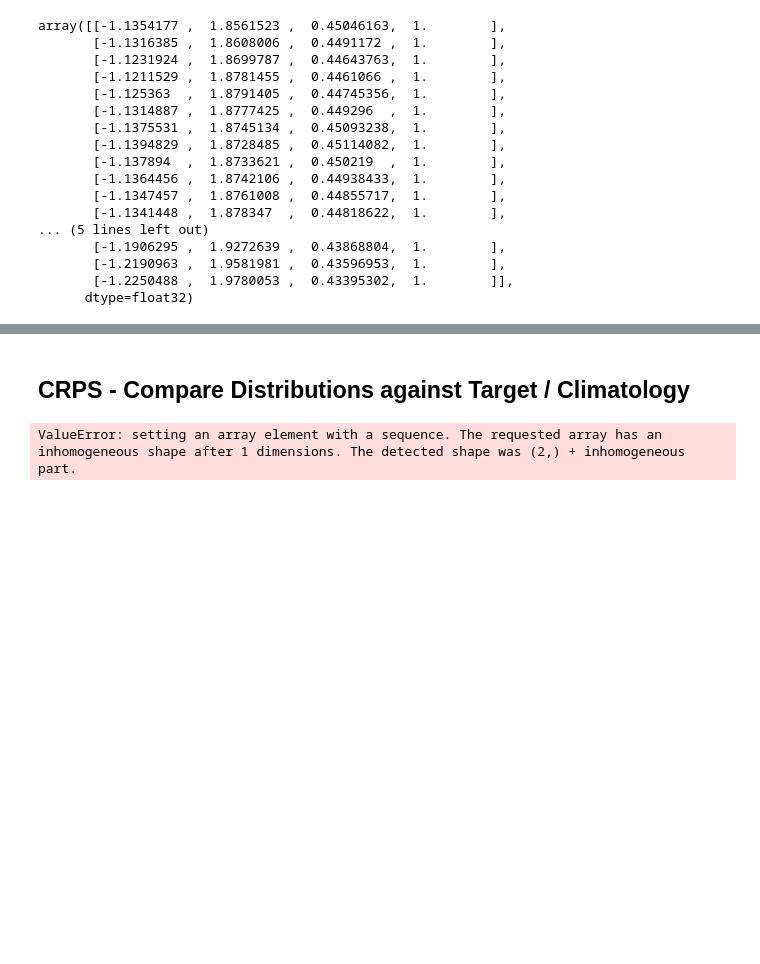
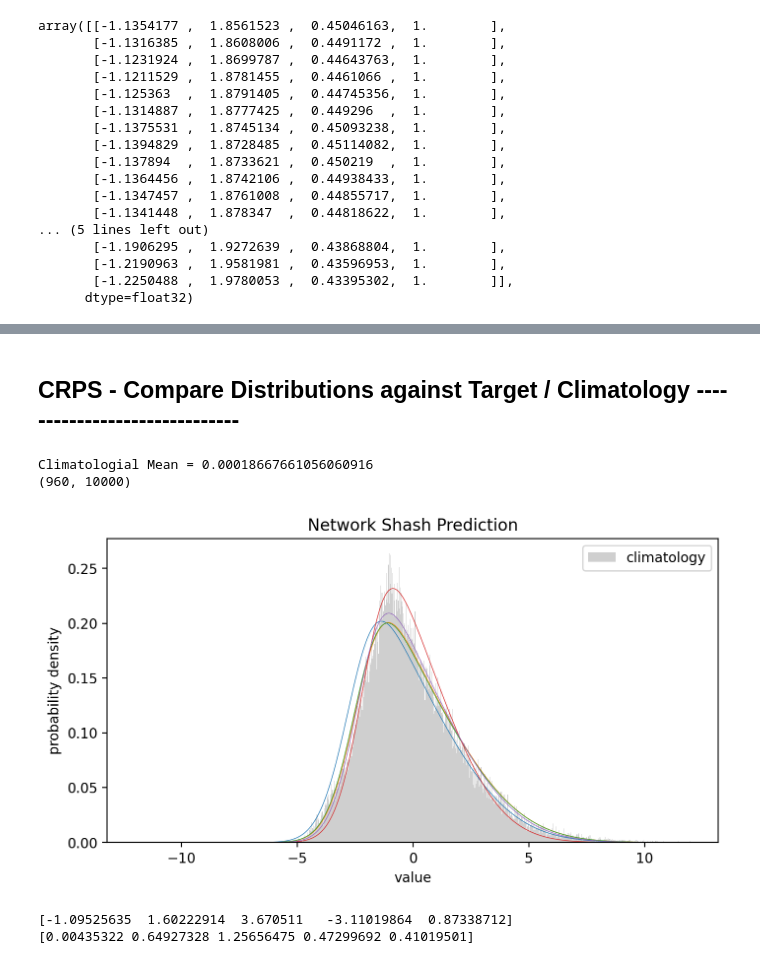
Before and after one commit to Jolan-vP/E3SM, a Jupyter notebook: analysis_006.ipynb, the cells around one changed output, grey strips where cells are left out. Cells and saved outputs as stored; diff of their text form; code cells hidden in the pictures; blank space fills up the shorter version.

Commit message:
"Created Accuracy vs Confidence plot and began structuring teleconnection phase identification code"

```diff
--- a/analysis_006.ipynb
+++ b/analysis_006.ipynb
@@ -371,12 +357,4 @@ tensor([ 1.3447,  3.8666,  4.1765, -0.3200, -0.2157])
 [figure]
 (960, 60058)
 # %% [markdown]
-## CRPS - Compare Distributions against Target / Climatology
+## CRPS - Compare Distributions against Target / Climatology  ------------------------------
-# %%
-from model.metric import compute_crps
-
-crps = compute_crps(
-            pred=p, y=testset, bins=x, climatology=True
-        )
-# %% [output]
-ValueError: setting an array element with a sequence. The requested array has an inhomogeneous shape after 1 dimensions. The detected shape was (2,) + inhomogeneous part.
@@ -396,0 +361,18 @@ crps_base = custom_metrics.compute_crps(
+# %%
+# Prepare Model and Target Data
+
+# Open Model Outputs
+model_output_pred = '/Users/C830793391/Documents/Research/E3SM/saved/output/exp006_output_pred_testset.pkl'
+with gzip.open(model_output_pred, "rb") as obj1:
+    output = pickle.load(obj1)
+
+# Open Target Data (test set)
+target_file = '/Users/C830793391/BIG_DATA/E3SM_Data/presaved/Network Inputs/exp006_test.pkl'
+with gzip.open(target_file, "rb") as obj1:
+    test_target = pickle.load(obj1)
+
+test_target = test_target["y"][front_cutoff : -back_cutoff]
+
+# SHORTEN SAMPLES FOR SPEED:
+output = output[30000:40000, :]
+test_target = test_target[30000:40000]
@@ -396,0 +398,42 @@ crps_base = custom_metrics.compute_crps(
+# %%
+# samples = [18213, 290, 6090, 17, 1998]
+samples = [8002, 2052, 5209, 9704, 8046]
+#samples = np.linspace(1, 59000, 50).astype(int)
+
+x = np.arange(-12, 12, 0.025)
+
+cfile = '/Users/C830793391/BIG_DATA/E3SM_Data/presaved/Network Inputs/exp006_test.pkl'
+
+with gzip.open(cfile, "rb") as obj1:
+    data = pickle.load(obj1)
+    climatology = data["y"]
+
+print(f"Climatologial Mean = {np.mean(climatology)}")
+
+dist = Shash(output)
+p = dist.prob(x).numpy()
+
+print(p.shape)
+
+plt.figure(figsize=(8, 4), dpi=200)
+plt.hist(
+    climatology, x, density=True, color="silver", alpha=0.75, label="climatology"
+)
+
+plt.plot(x, p[:, samples], linewidth = 0.5 ) #label = samples
+plt.xlabel("value")
+plt.ylabel("probability density")
+plt.title("Network Shash Prediction")
+plt.legend()
+plt.savefig('/Users/C830793391/Documents/Research/E3SM/visuals/ens3/exp006_predictions_w_climatology.png', format='png', bbox_inches ='tight', dpi = 300)
+plt.show()
+# %% [output]
+Climatologial Mean = 0.00018667661056060916
+(960, 10000)
+[figure, added]
+# %%
+print(test_target[samples])
+print(CRPS[samples])
+# %% [output]
+[-1.09525635  1.60222914  3.670511   -3.11019864  0.87338712]
+[0.00435322 0.64927328 1.25656475 0.47299692 0.41019501]
```
Also changed, not shown: parts of 11 cells of this notebook, 1 other file.
